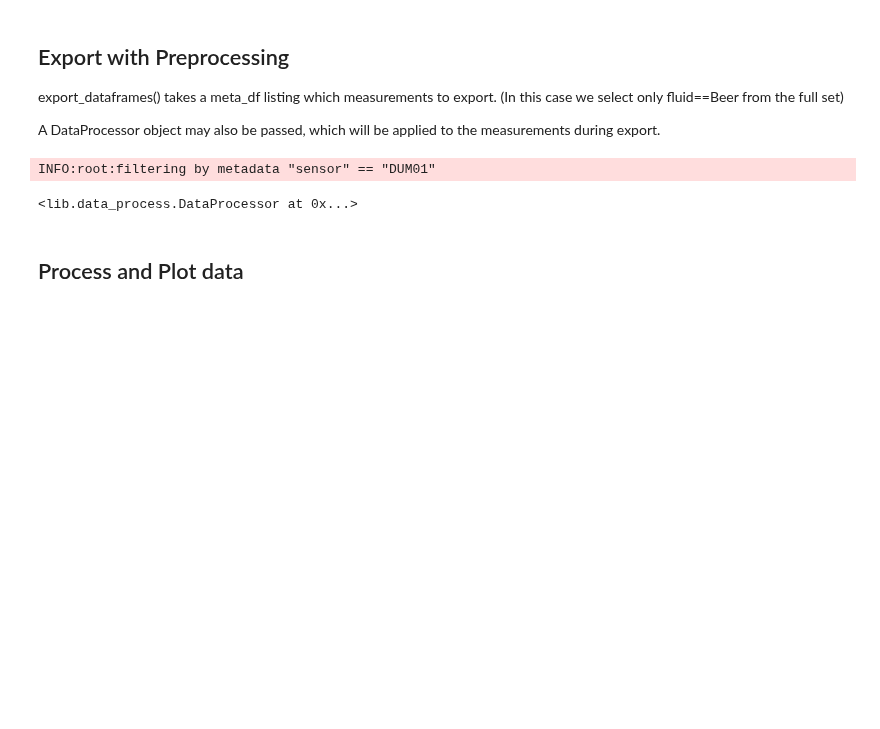
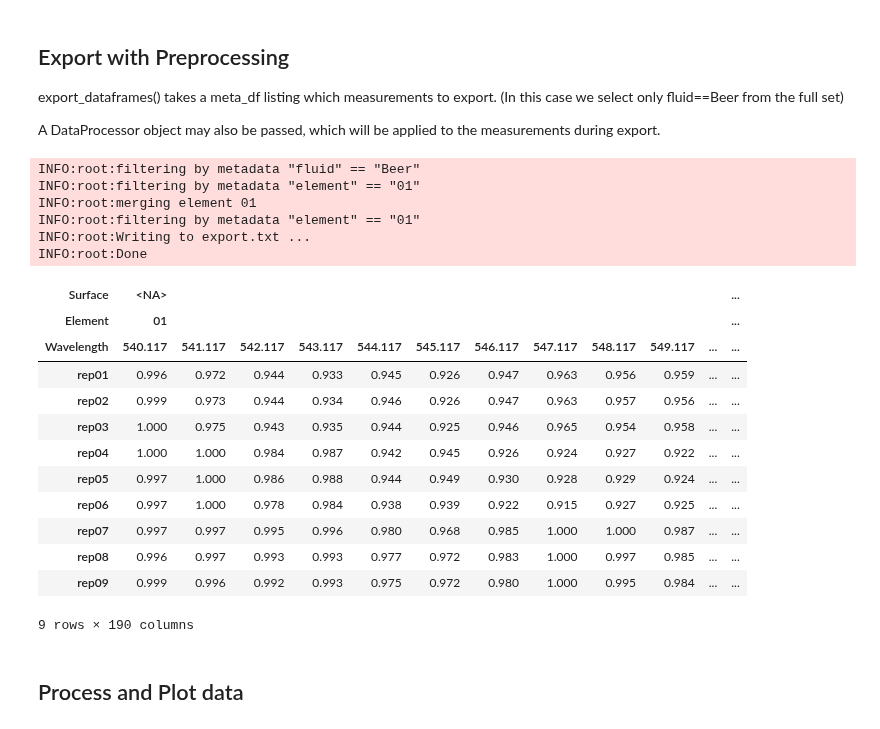
Before and after one commit to calcut/dwt-optical, a Jupyter notebook: csv_import_export.ipynb, the cells around one changed output. Cells and saved outputs as stored; diff of their text form; code cells hidden in the pictures; blank space fills up the shorter version.

```diff
--- a/csv_import_export.ipynb
+++ b/csv_import_export.ipynb
@@ -225,30 +225,50 @@ measurements during export.
 # %%
 import lib.csv_helpers as csv
 import lib.data_process
+os.chdir('/Users/calum/spectrometer/')
+
 
 setup = csv.get_default_setup()
 meta_df = csv.read_metadata(setup)
-# selection = csv.select_from_metadata('fluid', 'Beer', meta_df)
-meta_df = csv.select_from_metadata('sensor', 'DUM01', meta_df)
+meta_df = csv.select_from_metadata('fluid', 'Beer', meta_df)
+# meta_df = csv.select_from_metadata('element', '01', meta_df)
+# meta_df = csv.select_from_metadata('sensor', 'DUM01', meta_df)
 
 dp = lib.data_process.DataProcessor()
 dp.apply_normalise = True
 dp.apply_smooth = True
 dp.apply_trim = True
 dp.apply_interpolate = True
 dp.apply_round = True
 
 dp.smooth_points = 3
 dp.wavelength_trim_min = 540
 dp.wavelength_trim_max = 730
 dp.round_decimals = 3
 dp.interpolate_sampling_rate = 1.0
 
 export = csv.export_dataframes(setup, meta_df, dp=dp, outfile='export.txt')
 export
 # %% [output]
-INFO:root:filtering by metadata "sensor" == "DUM01"
+INFO:root:filtering by metadata "fluid" == "Beer"
+INFO:root:filtering by metadata "element" == "01"
+INFO:root:merging element 01
+INFO:root:filtering by metadata "element" == "01"
+INFO:root:Writing to export.txt ...
+INFO:root:Done
+| Surface | <NA> |  |  |  |  |  |  |  |  |  |  | ... |
+| Element | 01 |  |  |  |  |  |  |  |  |  |  | ... |
+| Wavelength | 540.117 | 541.117 | 542.117 | 543.117 | 544.117 | 545.117 | 546.117 | 547.117 | 548.117 | 549.117 | ... | ... |
+| rep01 | 0.996 | 0.972 | 0.944 | 0.933 | 0.945 | 0.926 | 0.947 | 0.963 | 0.956 | 0.959 | ... | ... |
+| rep02 | 0.999 | 0.973 | 0.944 | 0.934 | 0.946 | 0.926 | 0.947 | 0.963 | 0.957 | 0.956 | ... | ... |
+| rep03 | 1.000 | 0.975 | 0.943 | 0.935 | 0.944 | 0.925 | 0.946 | 0.965 | 0.954 | 0.958 | ... | ... |
+| rep04 | 1.000 | 1.000 | 0.984 | 0.987 | 0.942 | 0.945 | 0.926 | 0.924 | 0.927 | 0.922 | ... | ... |
+| rep05 | 0.997 | 1.000 | 0.986 | 0.988 | 0.944 | 0.949 | 0.930 | 0.928 | 0.929 | 0.924 | ... | ... |
+| rep06 | 0.997 | 1.000 | 0.978 | 0.984 | 0.938 | 0.939 | 0.922 | 0.915 | 0.927 | 0.925 | ... | ... |
+| rep07 | 0.997 | 0.997 | 0.995 | 0.996 | 0.980 | 0.968 | 0.985 | 1.000 | 1.000 | 0.987 | ... | ... |
+| rep08 | 0.996 | 0.997 | 0.993 | 0.993 | 0.977 | 0.972 | 0.983 | 1.000 | 0.997 | 0.985 | ... | ... |
+| rep09 | 0.999 | 0.996 | 0.992 | 0.993 | 0.975 | 0.972 | 0.980 | 1.000 | 0.995 | 0.984 | ... | ... |
-<lib.data_process.DataProcessor at 0x...>
+9 rows × 190 columns
 # %% [markdown]
 ## Process and Plot data
 # %%
```
Also changed, not shown: parts of 1 cell of this notebook, 13 other files.
